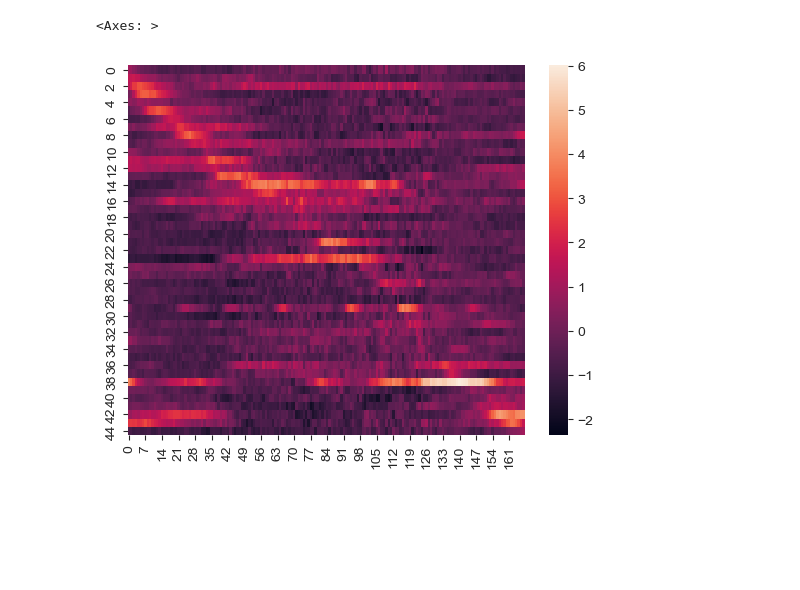
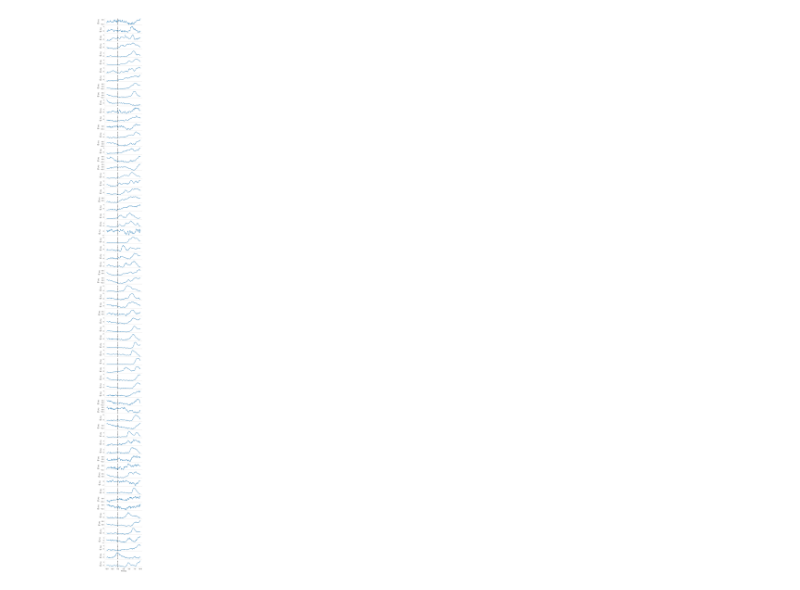
Before and after one commit to rsenne/dCA1_Paper, a Jupyter notebook: temporal_analysis.ipynb, the cells around one changed output. Cells and saved outputs as stored; diff of their text form; code cells hidden in the pictures; blank space fills up the shorter version.

```diff
--- a/temporal_analysis.ipynb
+++ b/temporal_analysis.ipynb
@@ -84,3 +265,6 @@ AttributeError: 'numpy.ndarray' object has no attribute 'to_numpy'
 # %%
 #Grab all accepted_traces from a single mouse for plotting
-sliced_df = astro_3.accepted_traces.to_numpy()[:3303]
+sliced_df = astro_4.accepted_traces.to_numpy()[:3303].T
+# %%
+sliced_dfz = stats.zscore(sliced_df, axis=1)
+sliced_dfz
@@ -87,13 +287,7 @@ sliced_df = astro_3.accepted_traces.to_numpy()[:3303]
+# %%
+timestamps = timestamps.squeeze()
 # %%
 #Plot ETA for foot shock timing for all individual cells
-ax, across_eta_ = onep.eta_individual_cells(data=sliced_df.T, timestamps=t[:3303], events=[[120,180,240,300], ], window=15)
+ax, across_eta_ = onep.eta_individual_cells(data=sliced_dfz, timestamps=timestamps[:3303], events=[[30,60,120,180,240,300], ], window=10)
+# %% [output]
+[figure, added]
-# %%
-#Plot sorted heatmap for that shock ETA
-across_eta_ = stats.zscore(across_eta_)
-max_indices = np.argmax(across_eta_, axis=1)
-sorted_ind = np.argsort(max_indices)
-sorted_arr = across_eta_[sorted_ind]
-sns.heatmap(sorted_arr)
-# %% [output]
-<Axes: >
-[figure, removed]
```
Also changed, not shown: parts of 19 cells of this notebook, 7 other files.
